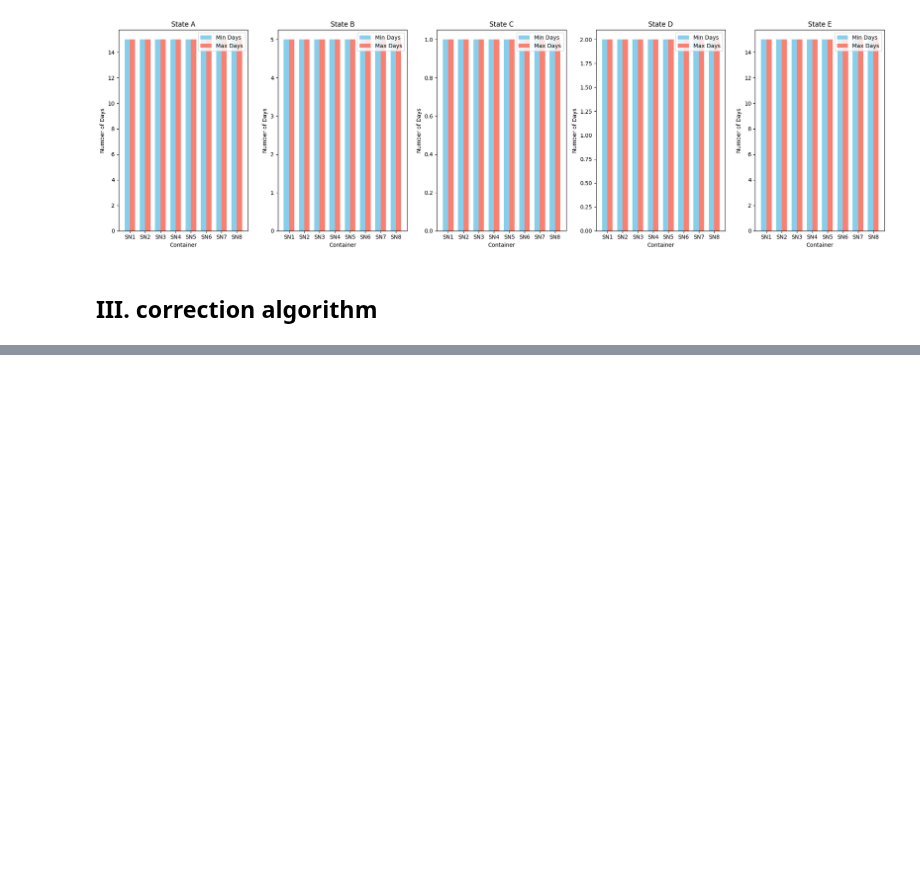
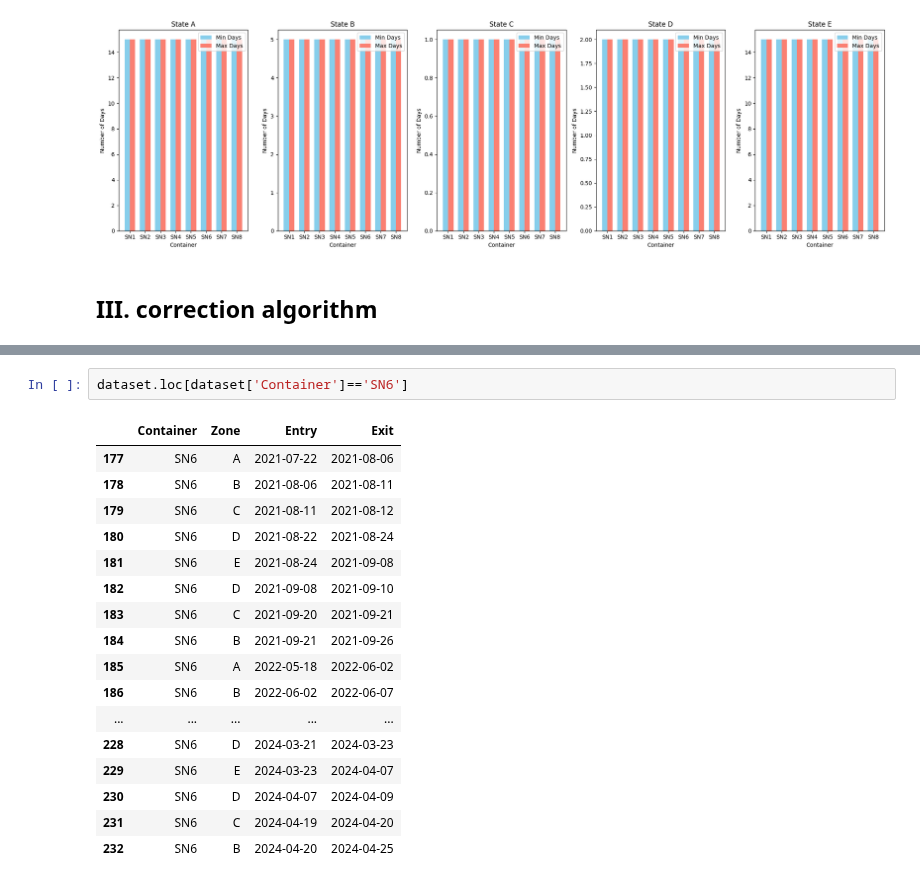
Before and after one commit to ThomasSecco/Hackathon, a Jupyter notebook: notebooks/paul.ipynb, the cells around one changed output, grey strips where cells are left out. Drawn from its saved outputs; the diff is of its cells as text; blank space fills up the shorter version.

```diff
--- a/notebooks/paul.ipynb
+++ b/notebooks/paul.ipynb
@@ -166,3 +165,23 @@ errors for containers : 0
 | 37 | SN1 | D | 2024-04-07 | 2024-04-09 |
 | 38 | SN1 | C | 2024-04-19 | 2024-04-20 |
 | 39 | SN1 | B | 2024-04-20 | 2024-04-25 |
+# %%
+dataset.loc[dataset['Container']=='SN6']
+# %% [output]
+|  | Container | Zone | Entry | Exit |
+| 177 | SN6 | A | 2021-07-22 | 2021-08-06 |
+| 178 | SN6 | B | 2021-08-06 | 2021-08-11 |
+| 179 | SN6 | C | 2021-08-11 | 2021-08-12 |
+| 180 | SN6 | D | 2021-08-22 | 2021-08-24 |
+| 181 | SN6 | E | 2021-08-24 | 2021-09-08 |
+| 182 | SN6 | D | 2021-09-08 | 2021-09-10 |
+| 183 | SN6 | C | 2021-09-20 | 2021-09-21 |
+| 184 | SN6 | B | 2021-09-21 | 2021-09-26 |
+| 185 | SN6 | A | 2022-05-18 | 2022-06-02 |
+| 186 | SN6 | B | 2022-06-02 | 2022-06-07 |
+| ... | ... | ... | ... | ... |
+| 228 | SN6 | D | 2024-03-21 | 2024-03-23 |
+| 229 | SN6 | E | 2024-03-23 | 2024-04-07 |
+| 230 | SN6 | D | 2024-04-07 | 2024-04-09 |
+| 231 | SN6 | C | 2024-04-19 | 2024-04-20 |
+| 232 | SN6 | B | 2024-04-20 | 2024-04-25 |
```
Also changed, not shown: parts of 1 cell of this notebook.
